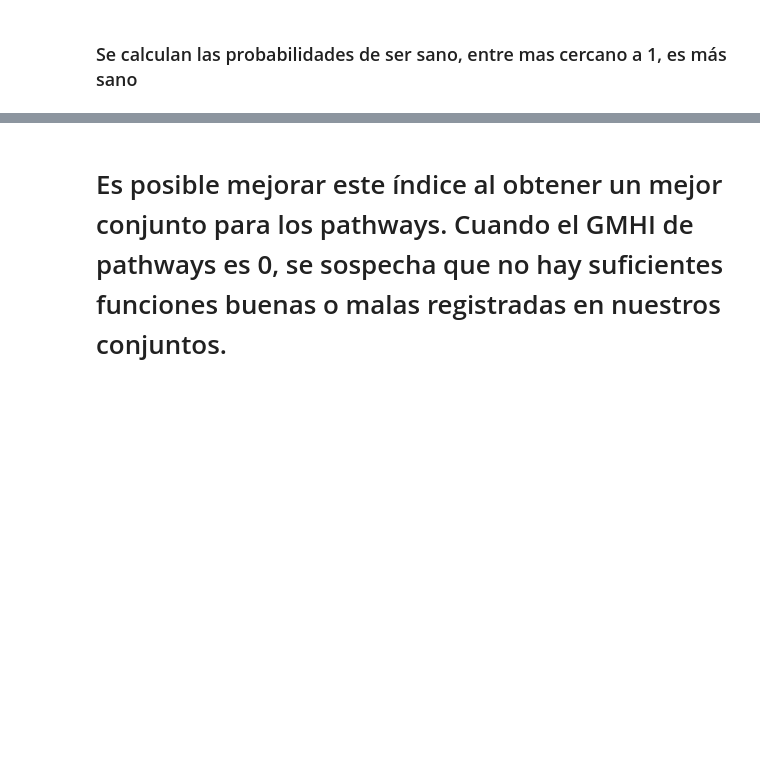
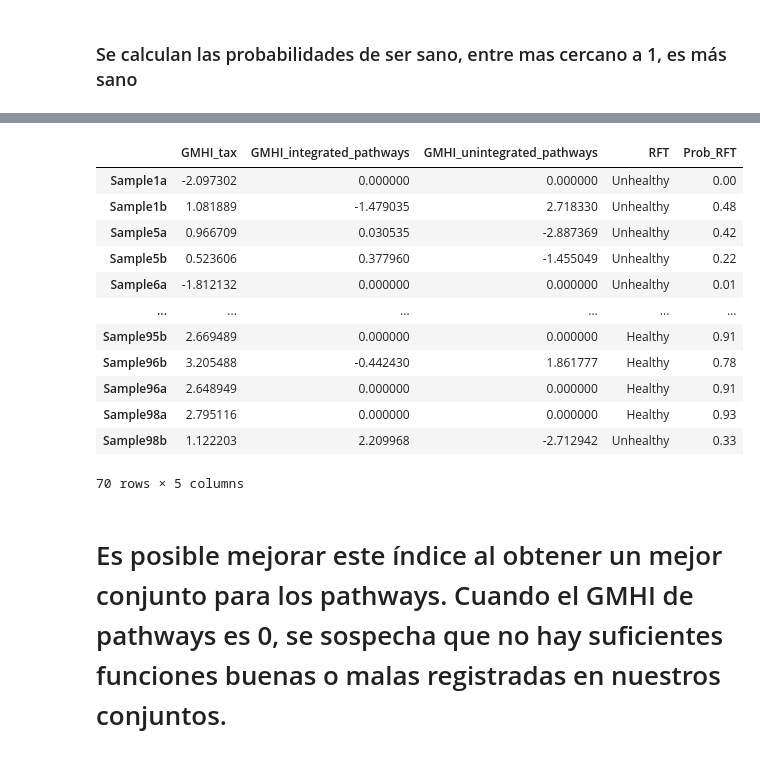
Before and after one commit to ccm-bioinfo/Camda25_gut, a Jupyter notebook: indexes/RFT_GMHI/GMHI_tax_path_RFT.ipynb, the cells around one changed output, grey strips where cells are left out. Saved outputs shown, nothing was run; the diff lists cells and outputs as text; code cells hidden in the pictures; blank space fills up the shorter version.

```diff
--- a/indexes/RFT_GMHI/GMHI_tax_path_RFT.ipynb
+++ b/indexes/RFT_GMHI/GMHI_tax_path_RFT.ipynb
@@ -641,6 +643,22 @@ for i in predicts.index:
         predicts.loc[i,'RFT']='Unhealthy'
     else:
         predicts.loc[i,'RFT']='Healthy'
+# %%
+predicts
+# %% [output]
+|  | GMHI_tax | GMHI_integrated_pathways | GMHI_unintegrated_pathways | RFT | Prob_RFT |
+| Sample1a | -2.097302 | 0.000000 | 0.000000 | Unhealthy | 0.00 |
+| Sample1b | 1.081889 | -1.479035 | 2.718330 | Unhealthy | 0.48 |
+| Sample5a | 0.966709 | 0.030535 | -2.887369 | Unhealthy | 0.42 |
+| Sample5b | 0.523606 | 0.377960 | -1.455049 | Unhealthy | 0.22 |
+| Sample6a | -1.812132 | 0.000000 | 0.000000 | Unhealthy | 0.01 |
+| ... | ... | ... | ... | ... | ... |
+| Sample95b | 2.669489 | 0.000000 | 0.000000 | Healthy | 0.91 |
+| Sample96b | 3.205488 | -0.442430 | 1.861777 | Healthy | 0.78 |
+| Sample96a | 2.648949 | 0.000000 | 0.000000 | Healthy | 0.91 |
+| Sample98a | 2.795116 | 0.000000 | 0.000000 | Healthy | 0.93 |
+| Sample98b | 1.122203 | 2.209968 | -2.712942 | Unhealthy | 0.33 |
+70 rows × 5 columns
 # %%
 predicts.to_csv('pred_COVID_RFT_GMHI.csv', sep=',')
 # %% [markdown]
```
Also changed, not shown: parts of 6 cells of this notebook.
